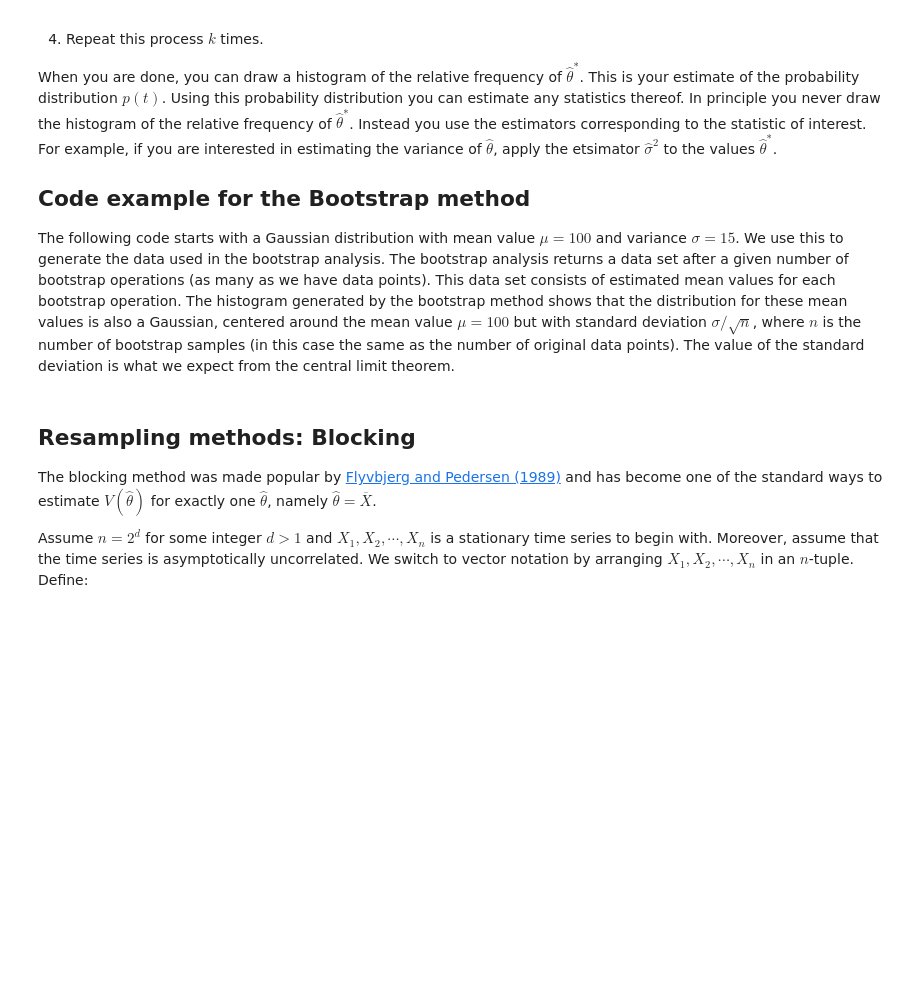
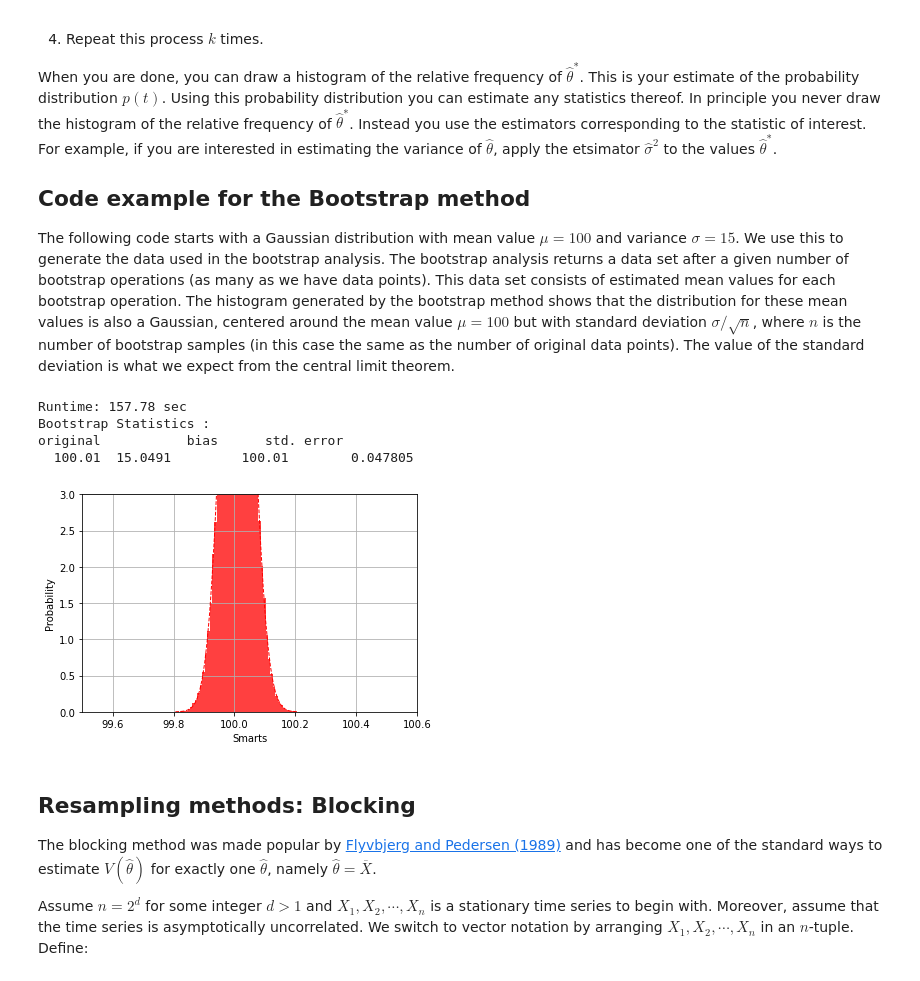
Before and after one commit to CompPhysics/ComputationalPhysics2, a Jupyter notebook: doc/pub/week9/ipynb/week9.ipynb, the cells around one changed output. Saved outputs shown, nothing was run; the diff lists cells and outputs as text; code cells hidden in the pictures; blank space fills up the shorter version.

```diff
--- a/doc/pub/week9/ipynb/week9.ipynb
+++ b/doc/pub/week9/ipynb/week9.ipynb
@@ -546,34 +546,40 @@ def bootstrap(data, statistic, R):
     # non-parametric bootstrap
     for i in range(R):
         t[i] = statistic(data[randint(0,n,n)])
 
     # analysis
     print("Runtime: %g sec" % (time()-t0)); print("Bootstrap Statistics :")
     print("original           bias      std. error")
     print("%8g %8g %14g %15g" % (statistic(data), std(data),\
                              mean(t), \
                              std(t)))
     return t
 
 
 mu, sigma = 100, 15
-datapoints = 10000
+datapoints = 100000
 x = mu + sigma*random.randn(datapoints)
 # bootstrap returns the data sample                                                                                                          t = bootstrap(x, stat, datapoints)
 # the histogram of the bootstrapped  data
 t = bootstrap(x, stat, datapoints)
 # the histogram of the bootstrapped  data
 n, binsboot, patches = plt.hist(t, bins=50, density='true',histtype='bar', color='red', alpha=0.75)
 
 # add a 'best fit' line
 y = norm.pdf( binsboot, mean(t), std(t))
 lt = plt.plot(binsboot, y, 'r--', linewidth=1)
 plt.xlabel('Smarts')
 plt.ylabel('Probability')
 plt.axis([99.5, 100.6, 0, 3.0])
 plt.grid(True)
 
 plt.show()
+# %% [output]
+Runtime: 157.78 sec
+Bootstrap Statistics :
+original           bias      std. error
+  100.01  15.0491         100.01        0.047805
+[figure, added]
 # %% [markdown]
 ## Resampling methods: Blocking
 
```
Also changed, not shown: 4 other files.
